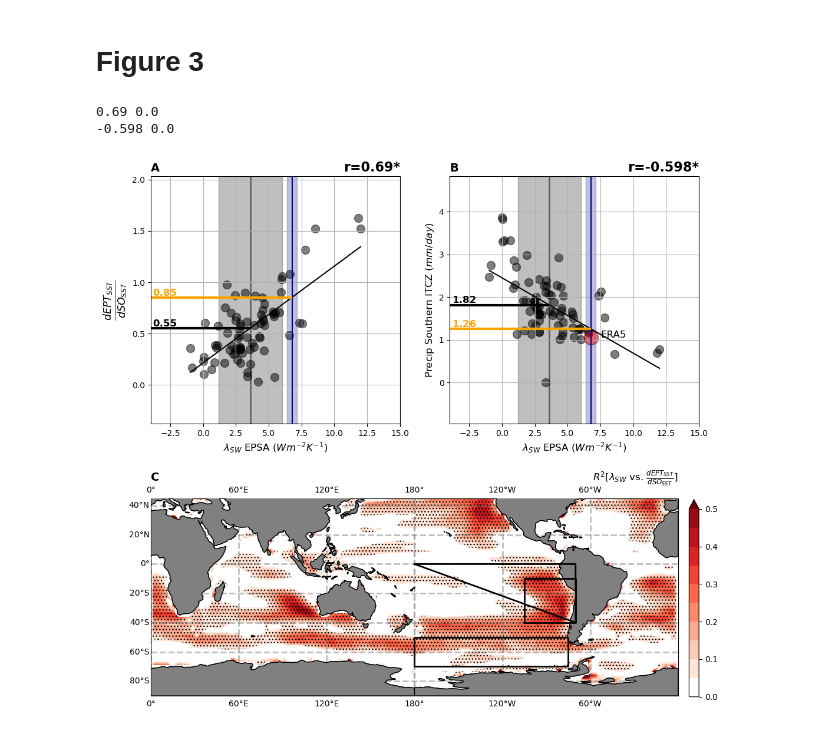
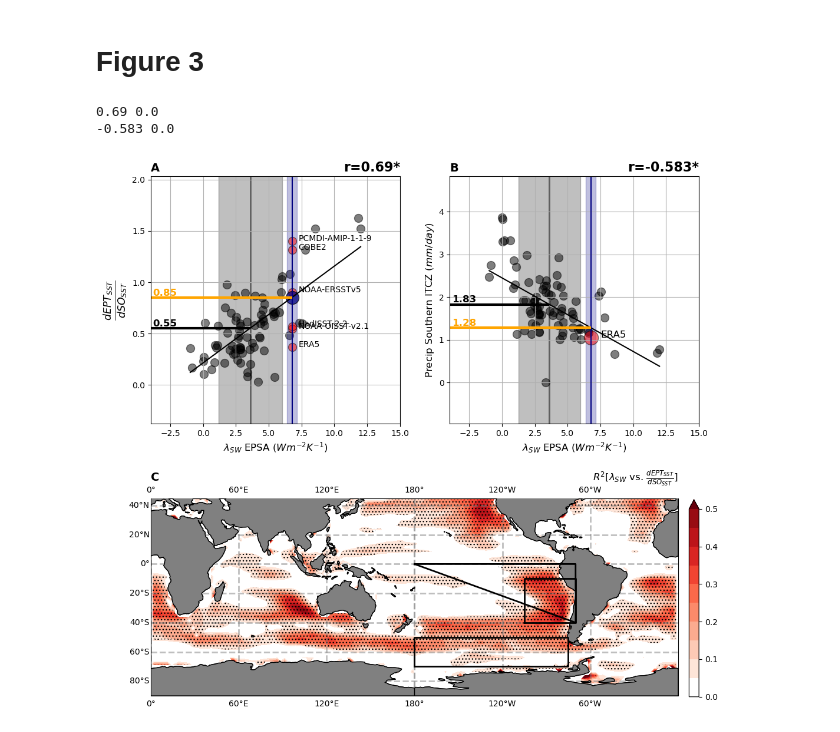
Before and after one commit to zacespinosa/SO-EP-teleconnection, a Jupyter notebook: Figure_Notebooks/Figure_3_swcf_coupling.ipynb, the cells around one changed output. Drawn from its saved outputs; the diff is of its cells as text; code cells hidden in the pictures.

```diff
--- a/Figure_Notebooks/Figure_3_swcf_coupling.ipynb
+++ b/Figure_Notebooks/Figure_3_swcf_coupling.ipynb
@@ -218,9 +218,18 @@ DATA_ROOT = "/home/espinosa10/SO-EP-teleconnection/Data"
 
 # dEPT/dSO at variance timescales: CMIP
 rvalues_so_ept_coupling = xr.open_dataset(os.path.join(DATA_ROOT, "so_ept_coupling.nc"))
+# SWCF Maps
 swcf_cmip6 = fix_coords_no_time(xr.open_dataset('/home/espinosa10/tropical_pacific_clouds/data/piControl/swcf_cmip6_monthly_1850-2000.nc'))
 swcf_cmip5 = fix_coords_no_time(xr.open_dataset('/home/espinosa10/tropical_pacific_clouds/data/piControl/swcf_cmip5_monthly_1850-2000.nc'))
 swcf_cmip = xr.concat([swcf_cmip6, swcf_cmip5], dim="model")
+# SWCF EPSA
+swcf_cmip6_epsa = xr.open_dataarray("/home/espinosa10/tropical_pacific_clouds/data/piControl/swcf_east_sa_cmip6_v3.nc")
+swcf_cmip5_epsa = xr.open_dataarray("/home/espinosa10/tropical_pacific_clouds/data/piControl/swcf_east_sa_cmip5_v3.nc")
+swcf_cmip_epsa = xr.concat([swcf_cmip6_epsa, swcf_cmip5_epsa], dim="model")
+
+# dEPT/dSO Obs
+save_path = "/home/espinosa10/SO-EP-teleconnection/Data"
+obs_sst_so_ept_reg = xr.open_dataset(os.path.join(save_path, "obs_so_ept_coupling.nc"))
 
 # Generate point-wise pearson-correlation maps
 rvalues_so_ept_coupling, swcf_cmip = get_shared_models(rvalues_so_ept_coupling, swcf_cmip)
@@ -253,4 +262,6 @@ if not os.path.exists(os.path.join(DATA_ROOT, "era5_pr_south_east_clim")):
 
 else:
     era5_precip_south_east_clim = xr.open_dataset(os.path.join(DATA_ROOT, "era5_pr_south_east_clim.nc"))["tp"]
+
+obs_swcf = [7.00834229, 7.2915155, 6.78656787, 6.65187705, 6.13171316]
 # %% [output]
@@ -272,37 +283,48 @@ ax2 = fig.add_subplot(gs[0, 1])
 ax3 = fig.add_subplot(gs[1, :], projection=ccrs.PlateCarree(central_longitude=180))
 
 ######## SWCF EPSA vs dEPT/dSO ############
-create_panel_a(ax1, swcf_cmip_epsa.values, rval.values, vline=obs_swcf)
+y, x = get_shared_models(rvalues_so_ept_coupling["reg"].sel(years=12*5), swcf_cmip_epsa)
+create_panel_a(ax1, x.values, y.values, vline=obs_swcf)
 ax1.set_xlabel(r"$\lambda_{SW}$ EPSA ($Wm^{-2}K^{-1}$)", fontsize=12)
 ax1.set_ylabel(r"$\frac{d EPT_{SST}}{dSO_{SST}}$", fontsize=18)
 ax1.set_title(r"A", loc="left", fontweight="bold", fontsize=title_fontsize)
 ax1.grid()
 
+# Add one dot per obs
+obs_mean = []
+for model in obs_sst_so_ept_reg.model.values:
+    obs_coupling = obs_sst_so_ept_reg.sel(model=model, years=12*5).reg.values
+    obs_mean.append(obs_coupling)
+    ax1.scatter(np.mean(obs_swcf), obs_coupling, s=100, alpha=.5, edgecolor="black", color="red")
+    ax1.text(s=model, x=np.mean(obs_swcf) + .5, y=obs_coupling, color="black", fontsize=10) # Add text next to point with label
+ax1.scatter(np.mean(obs_swcf), np.mean(obs_mean), s=250, alpha=.75, edgecolor="black", color="navy", label="Obs Mean")
+
 ######## SWCF EPSA vs South ITCZ ############
-create_panel_a(ax2, swcf_cmip_epsa.values, cmip_precip_south_east_clim.values, vline=obs_swcf)
+y, x = get_shared_models(cmip_precip_south_east_clim, swcf_cmip_epsa)
+create_panel_a(ax2, x.values, y.values, vline=obs_swcf)
 ax2.scatter(np.mean(obs_swcf), era5_precip_south_east_clim, s=300, alpha=0.5, edgecolor="black", color="red")
 ax2.text(s="ERA5", x=np.mean(obs_swcf) + 0.75, y=era5_precip_south_east_clim, color="black", fontsize=12)
 ax2.set_xlabel(r"$\lambda_{SW}$ EPSA ($Wm^{-2}K^{-1}$)", fontsize=12)
 ax2.set_ylabel(r"Precip Southern ITCZ ($mm/day$)", fontsize=12)
 ax2.set_title(r"B", loc="left", fontweight="bold", fontsize=title_fontsize)
 ax2.grid()
 
 ######## SWCF vs dEPT/dSO ############
 img = _global_plot(
     ax3,
     data=r2.values,
     pvalues=p,
     lat=r2.lat,
     lon=r2.lon,
     levels=np.arange(0, 0.55, 0.05),
     cmap="Reds",
 )
 ax3.set_title(r"$R^2[\lambda_{SW}$ vs. $\frac{dEPT_{SST}}{dSO_{SST}}]$", loc="right", fontsize=12)
 ax3.set_title(r"C", loc="left", fontweight="bold", fontsize=title_fontsize)
 #########################################################################
 plt.savefig("/home/espinosa10/SO-EP-teleconnection/Manuscript_Figures/Main/Figure_3.png", dpi=300, bbox_inches="tight")
 plt.savefig("/home/espinosa10/SO-EP-teleconnection/Manuscript_Figures/Main/Figure_3.pdf", dpi=300, bbox_inches="tight")
 # %% [output]
 0.69 0.0
--0.598 0.0
+-0.583 0.0
-[figure, old version]
+[figure, new version]
```
Also changed, not shown: parts of 3 cells of this notebook, 17 other files.
